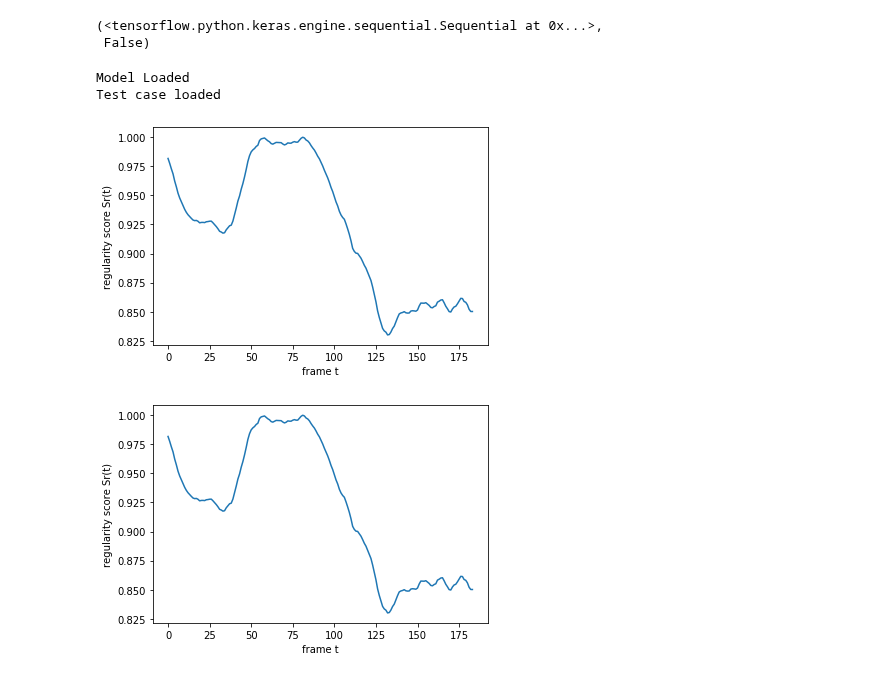
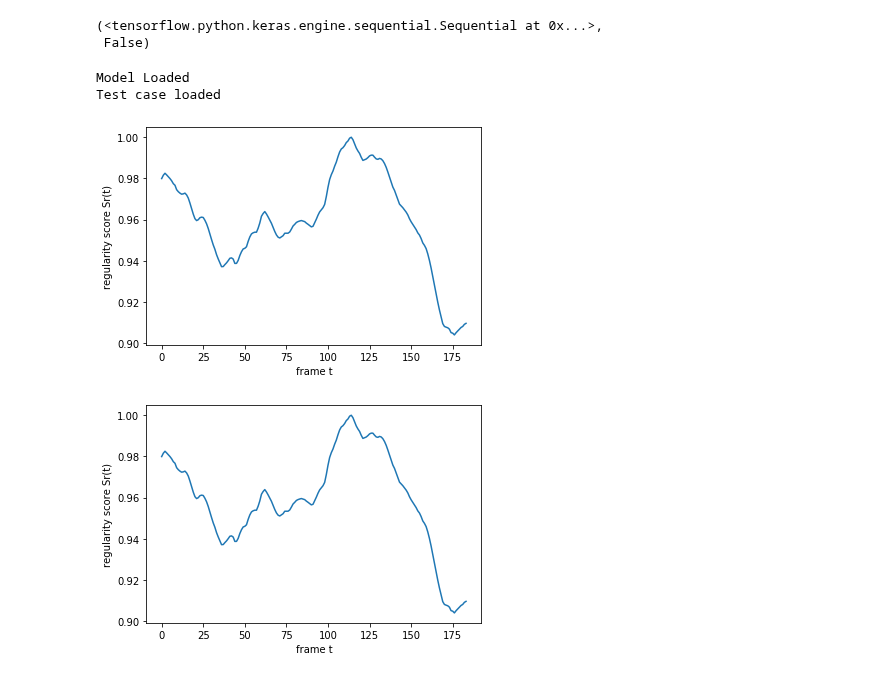
Before and after one commit to dmbk/Anomaly-Detection-System, a Jupyter notebook: VidasaExtended_Conv3DLSTM_v1.ipynb, the cells around one changed output. Drawn from its saved outputs; the diff is of its cells as text; code cells hidden in the pictures.

```diff
--- a/VidasaExtended_Conv3DLSTM_v1.ipynb
+++ b/VidasaExtended_Conv3DLSTM_v1.ipynb
@@ -333,11 +333,11 @@ def evaluate(test_case_dir, model):
 # %%
 
 
 model = train_v1()
 print("Model Loaded")
-evaluate("Test005", model)
+evaluate("Test022", model)
 # %% [output]
 Model Loaded
 Test case loaded
-[figure, old version]
+[figure, new version]
-[figure, old version]
+[figure, new version]
```
